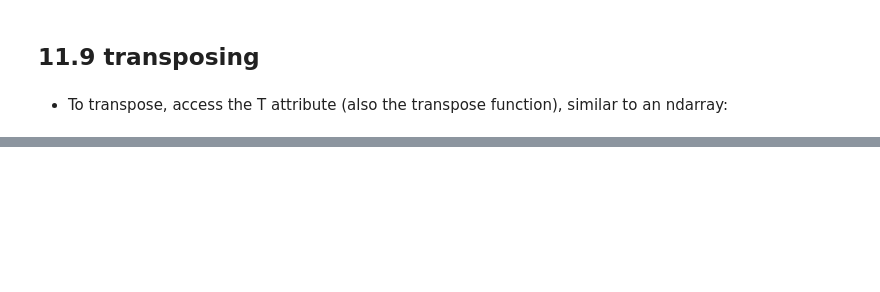
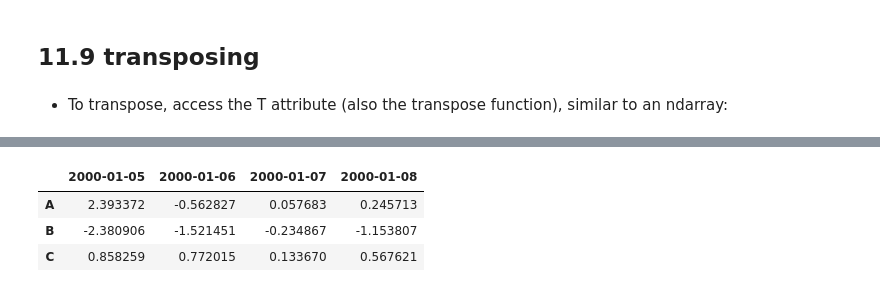
Before and after one commit to shaaagri/iat-481-wk1, a Jupyter notebook: Introduction_to_Python.ipynb, the cells around one changed output, grey strips where cells are left out. Drawn from its saved outputs; the diff is of its cells as text; code cells hidden in the pictures; blank space fills up the shorter version.

```diff
--- a/Introduction_to_Python.ipynb
+++ b/Introduction_to_Python.ipynb
@@ -2241,0 +2376,9 @@ df[:4].T
+# %%
+# Student contribution: Added another example
+
+df.T.iloc[:, 4:]  # select only the latest 4 dates (assuming the columns are sorted)
+# %% [output]
+|  | 2000-01-05 | 2000-01-06 | 2000-01-07 | 2000-01-08 |
+| A | 2.393372 | -0.562827 | 0.057683 | 0.245713 |
+| B | -2.380906 | -1.521451 | -0.234867 | -1.153807 |
+| C | 0.858259 | 0.772015 | 0.133670 | 0.567621 |
```
Also changed, not shown: parts of 16 cells of this notebook.
